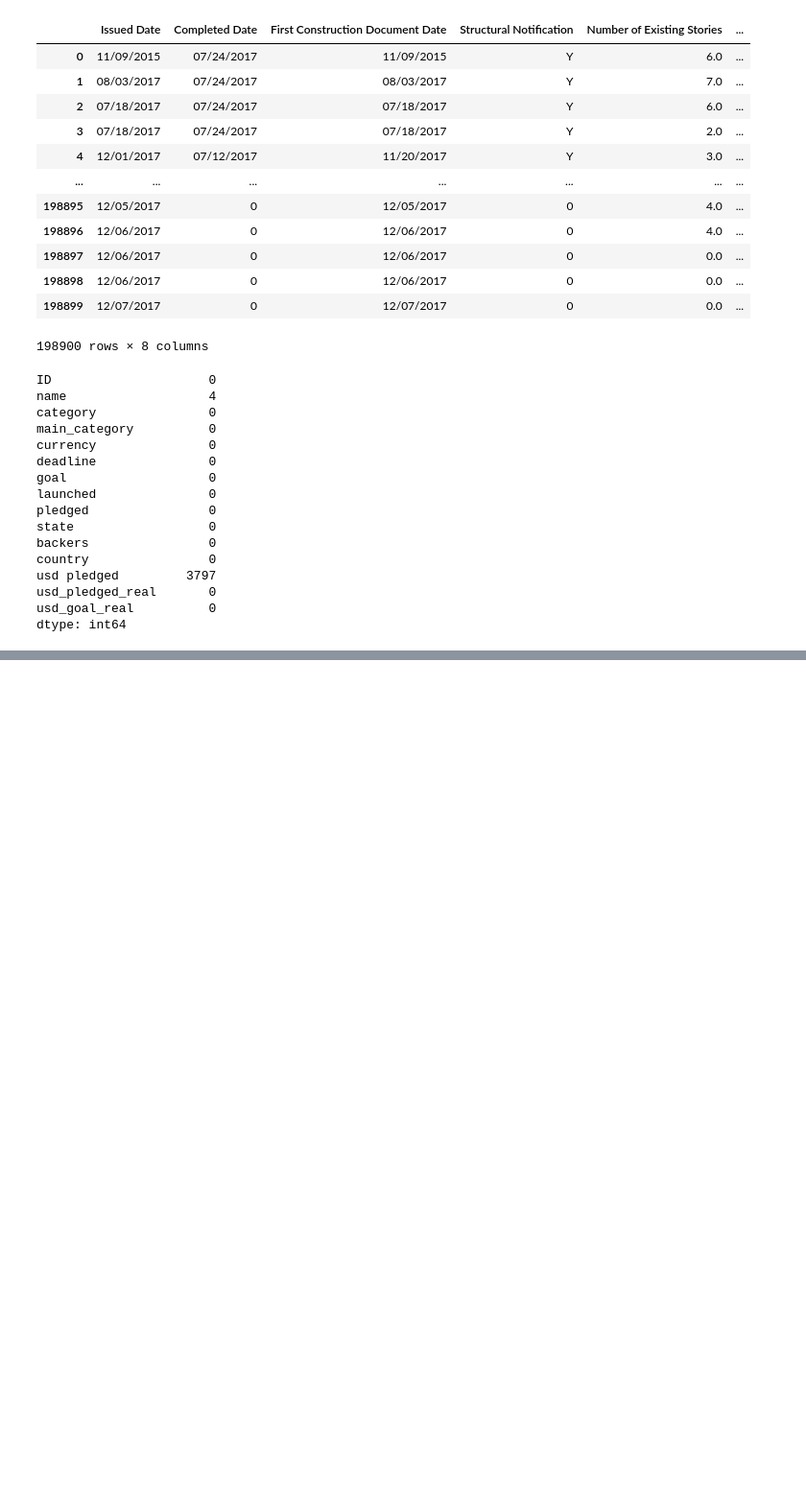
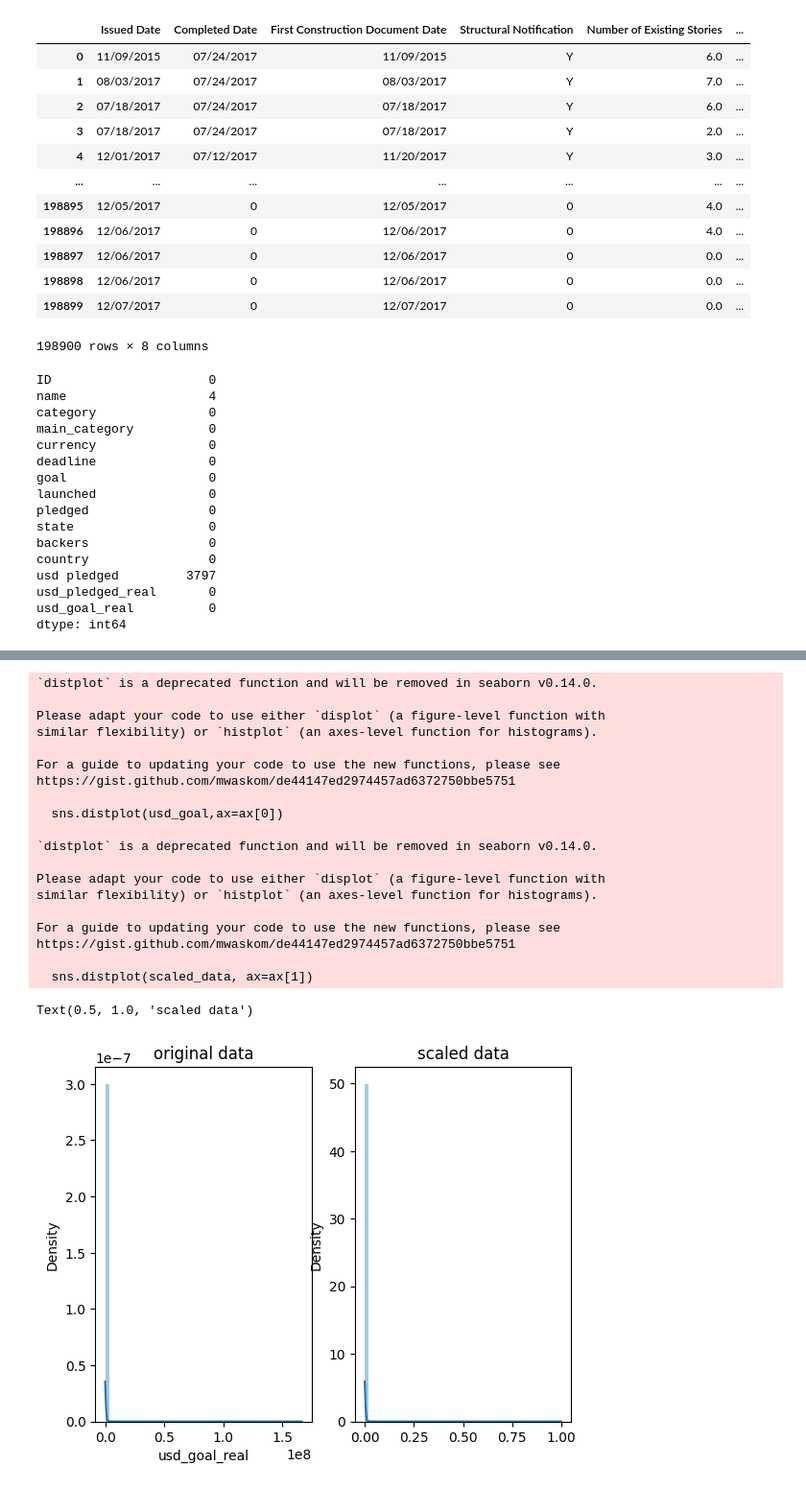
Before and after one commit to lily01awasthi/Data-Analysis, a Jupyter notebook: data-cleaning.ipynb, the cells around one changed output, grey strips where cells are left out. Shown at 96% size. Saved outputs shown, nothing was run; the diff lists cells and outputs as text; code cells hidden in the pictures; blank space fills up the shorter version.

Commit message:
"scaling and normalization with kickstart_data"

```diff
--- a/data-cleaning.ipynb
+++ b/data-cleaning.ipynb
@@ -244,0 +245,36 @@ Text(0.5, 1.0, 'Normalized data')
+# %%
+# scaling with kickstraters data
+# select the usd_goal_real column
+usd_goal = data.usd_goal_real
+
+# scale the goals from 0 to 1
+scaled_data = minmax_scaling(usd_goal, columns = [0])
+
+# plot the original and scaled data together to compare
+fig, ax= plt.subplots(1,2)
+sns.distplot(usd_goal,ax=ax[0])
+ax[0].set_title("original data")
+sns.distplot(scaled_data, ax=ax[1])
+ax[1].set_title("scaled data")
+# %% [output]
+`distplot` is a deprecated function and will be removed in seaborn v0.14.0.
+
+Please adapt your code to use either `displot` (a figure-level function with
+similar flexibility) or `histplot` (an axes-level function for histograms).
+
+For a guide to updating your code to use the new functions, please see
+https://gist.github.com/mwaskom/de44147ed2974457ad6372750bbe5751
+
+  sns.distplot(usd_goal,ax=ax[0])
+
+`distplot` is a deprecated function and will be removed in seaborn v0.14.0.
+
+Please adapt your code to use either `displot` (a figure-level function with
+similar flexibility) or `histplot` (an axes-level function for histograms).
+
+For a guide to updating your code to use the new functions, please see
+https://gist.github.com/mwaskom/de44147ed2974457ad6372750bbe5751
+
+  sns.distplot(scaled_data, ax=ax[1])
+Text(0.5, 1.0, 'scaled data')
+[figure, added]
```
Also changed, not shown: parts of 3 cells of this notebook.
